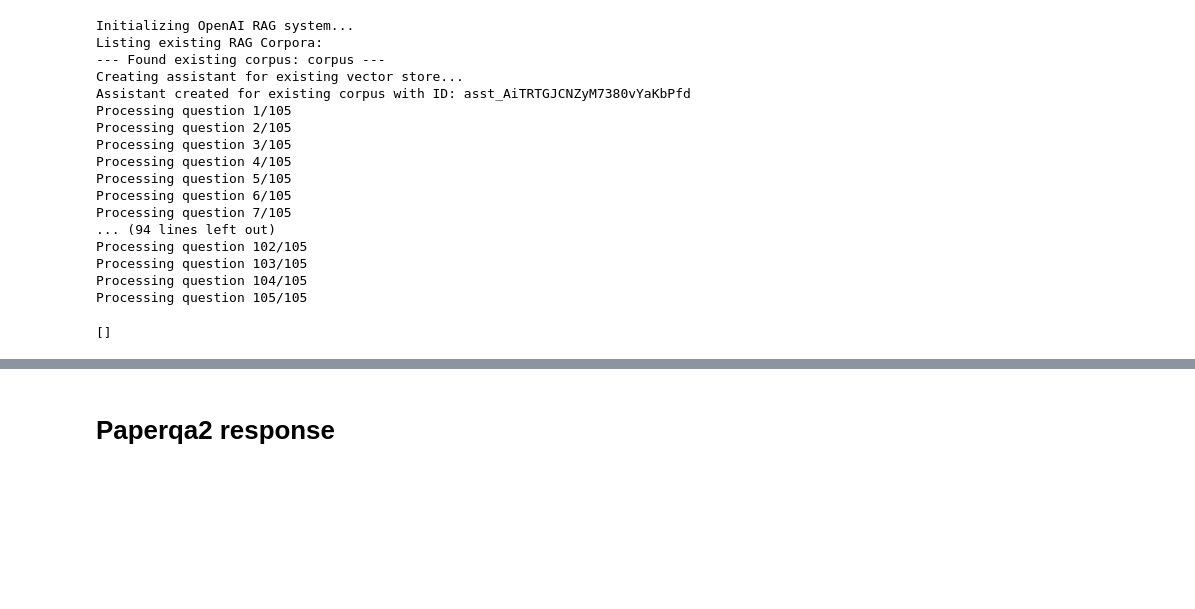
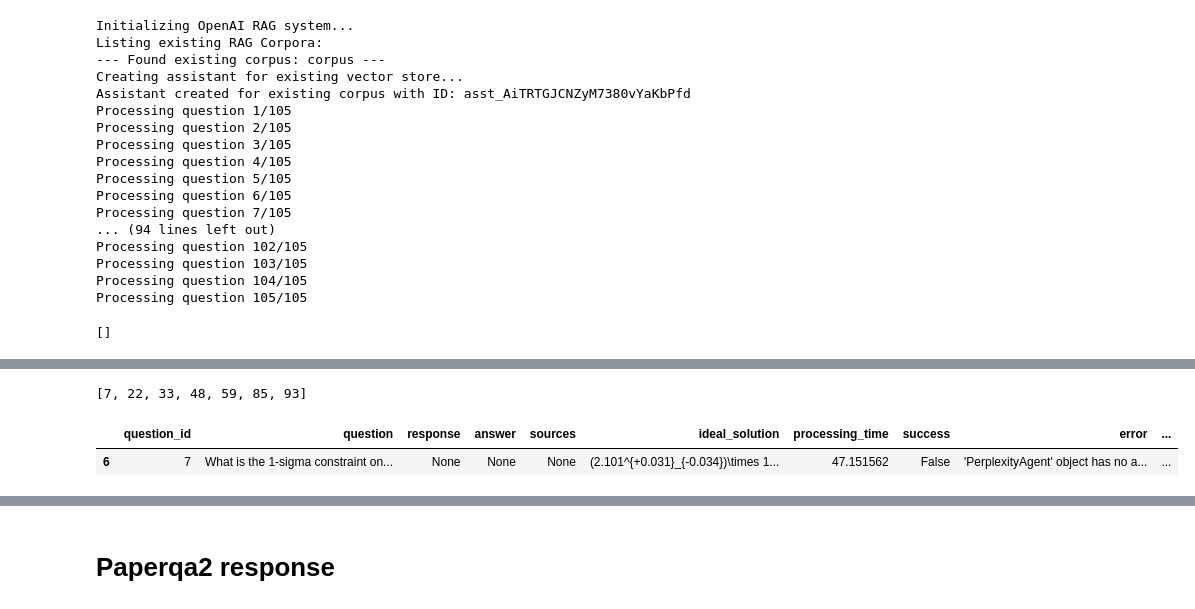
Before and after one commit to jakobtfaber/scirag, a Jupyter notebook: notebooks/eval.ipynb, the cells around one changed output, grey strips where cells are left out. Saved outputs shown, nothing was run; the diff lists cells and outputs as text; code cells hidden in the pictures; blank space fills up the shorter version.

```diff
--- a/notebooks/eval.ipynb
+++ b/notebooks/eval.ipynb
@@ -33,0 +238,37 @@ Comparison of two type of embeddings, if we want to load the embeddings, and rer
+# %%
+vertex_results = []
+for qid in qids:
+    print(f"Processing question {qid}")
+
+    # OpenAI processing
+    start_time = time.time()
+    try:
+        question = qa['question'].iloc[qid]
+        vertex_response = scirag.get_response(question)
+        vertex_time = time.time() - start_time
+        ideal_solution=qa['ideal'].iloc[qid] if 'ideal' in qa.columns else None
+        vertex_answer, vertex_sources = parse_response(vertex_response)
+        vertex_success = True
+        vertex_error = None
+    except Exception as e:
+        vertex_response = None
+        vertex_time = time.time() - start_time
+        vertex_answer = None
+        vertex_sources = None
+        vertex_success = False
+        vertex_error = str(e)
+
+    vertex_results.append({
+        'question_id': qid+1,  # Adjusting to match the original index
+        'question': question,
+        'response': vertex_response,
+        'ideal_solution': ideal_solution,
+        'answer': vertex_answer,
+        'sources': vertex_sources,
+        'processing_time': vertex_time,
+        'success': vertex_success,
+        'error': vertex_error,
+        'embedding_system': 'VertexAI'
+    })
+# Create DataFrame for the new results
+vertex_df_additional = pd.DataFrame(vertex_results)
@@ -463,0 +803,3 @@ openai_df[openai_df['success'] == False]['question_id'].tolist()
+# %%
+perplexity_df = get_Perplexity_rag_response(num_questions=105)
+perplexity_df.to_pickle("results/perplexity_results.pkl")
@@ -463,0 +928,11 @@ openai_df[openai_df['success'] == False]['question_id'].tolist()
+# %%
+perplexity_df[perplexity_df['success'] == False]['question_id'].tolist()
+# %% [output]
+[7, 22, 33, 48, 59, 85, 93]
+# %%
+pd.set_option('display.max_colwidth', 1000)
+# %%
+perplexity_df[perplexity_df['question_id']==7]
+# %% [output]
+|  | question_id | question | response | answer | sources | ideal_solution | processing_time | success | error | ... |
+| 6 | 7 | What is the 1-sigma constraint on... | None | None | None | (2.101^{+0.031}_{-0.034})\times 1... | 47.151562 | False | 'PerplexityAgent' object has no a... | ... |
```
Also changed, not shown: parts of 38 cells of this notebook, 11 other files.
